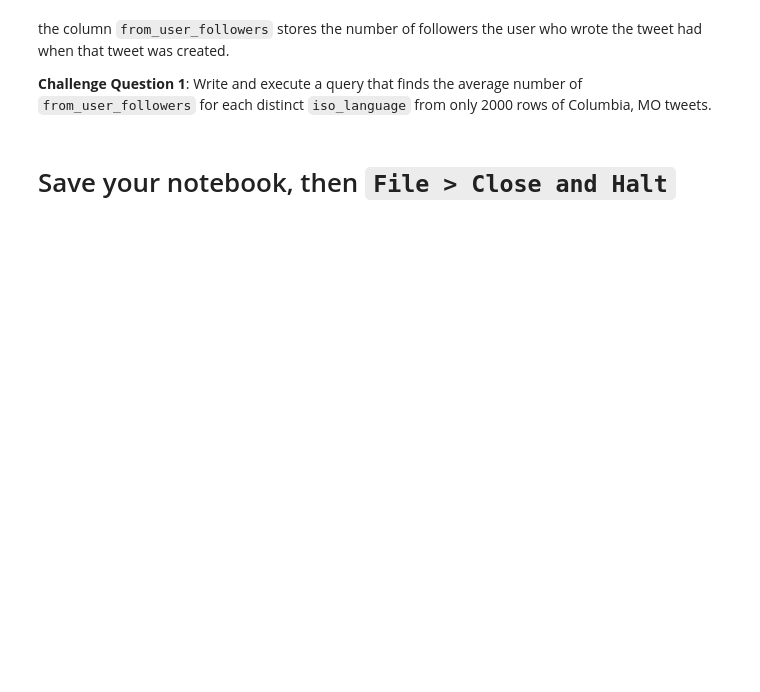
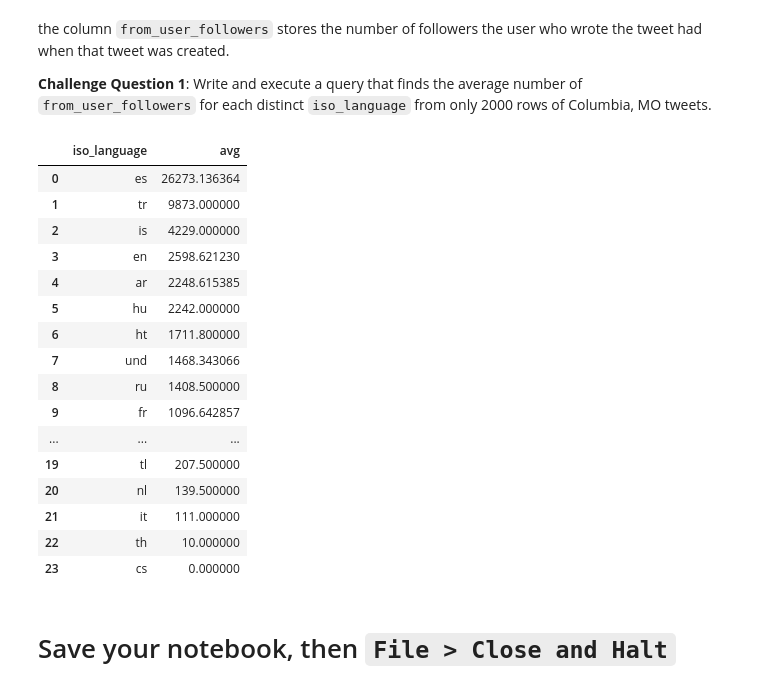
Before and after one commit to may96cc/f21dsa7010, a Jupyter notebook: modules/module4/exercises/sql_exercise.ipynb, the cells around one changed output. Cells and saved outputs as stored; diff of their text form; code cells hidden in the pictures; blank space fills up the shorter version.

```diff
--- a/modules/module4/exercises/sql_exercise.ipynb
+++ b/modules/module4/exercises/sql_exercise.ipynb
@@ -69,2 +183,34 @@ the column `from_user_followers` stores the number of followers the user who wro
+# %%
+# Code for Challenge Question 1 goes here
+# ------------
+statement = """
+SELECT DISTINCT iso_language, AVG(from_user_followers)
+FROM(
+    SELECT iso_language , from_user_followers
+    FROM twitter.tweet
+    LIMIT 2000) AS T4
+GROUP BY iso_language
+ORDER BY avg DESC
+"""
+
+pd.read_sql_query(statement,conn)
+# %% [output]
+|  | iso_language | avg |
+| 0 | es | 26273.136364 |
+| 1 | tr | 9873.000000 |
+| 2 | is | 4229.000000 |
+| 3 | en | 2598.621230 |
+| 4 | ar | 2248.615385 |
+| 5 | hu | 2242.000000 |
+| 6 | ht | 1711.800000 |
+| 7 | und | 1468.343066 |
+| 8 | ru | 1408.500000 |
+| 9 | fr | 1096.642857 |
+| ... | ... | ... |
+| 19 | tl | 207.500000 |
+| 20 | nl | 139.500000 |
+| 21 | it | 111.000000 |
+| 22 | th | 10.000000 |
+| 23 | cs | 0.000000 |
 # %% [markdown]
 # Save your notebook, then `File > Close and Halt`
```
Also changed, not shown: parts of 8 cells of this notebook.
